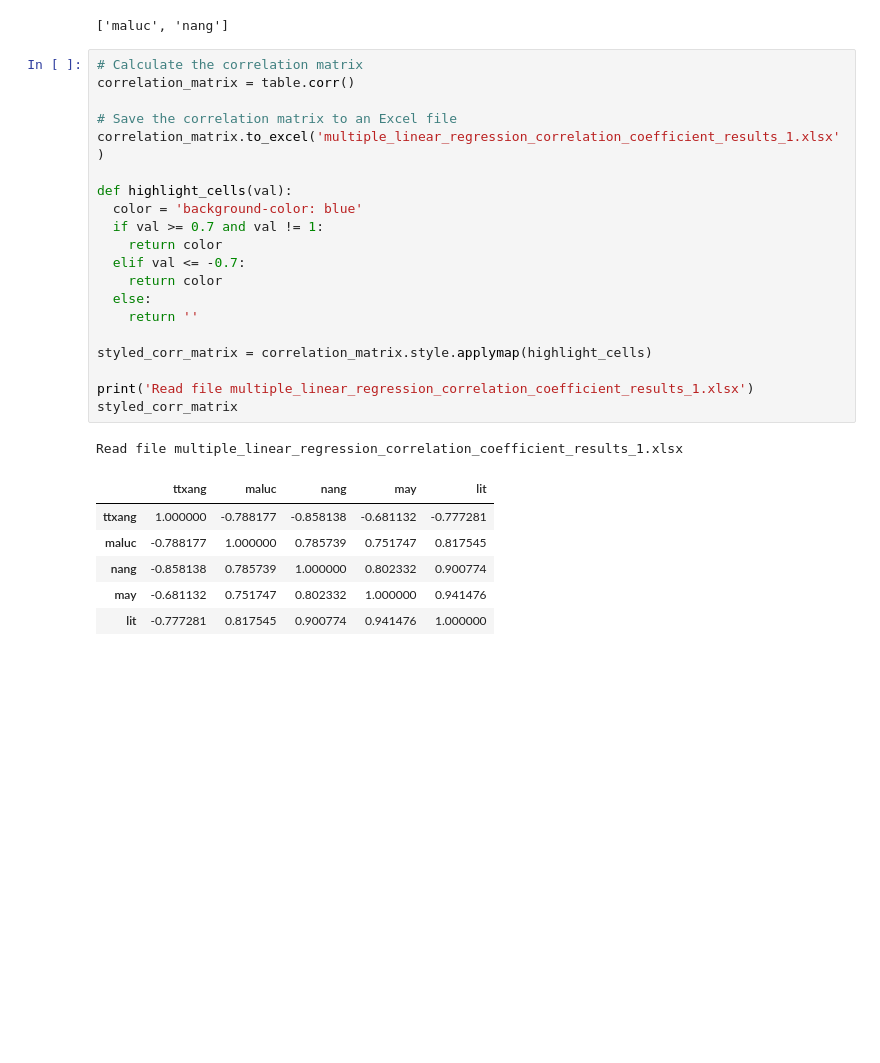
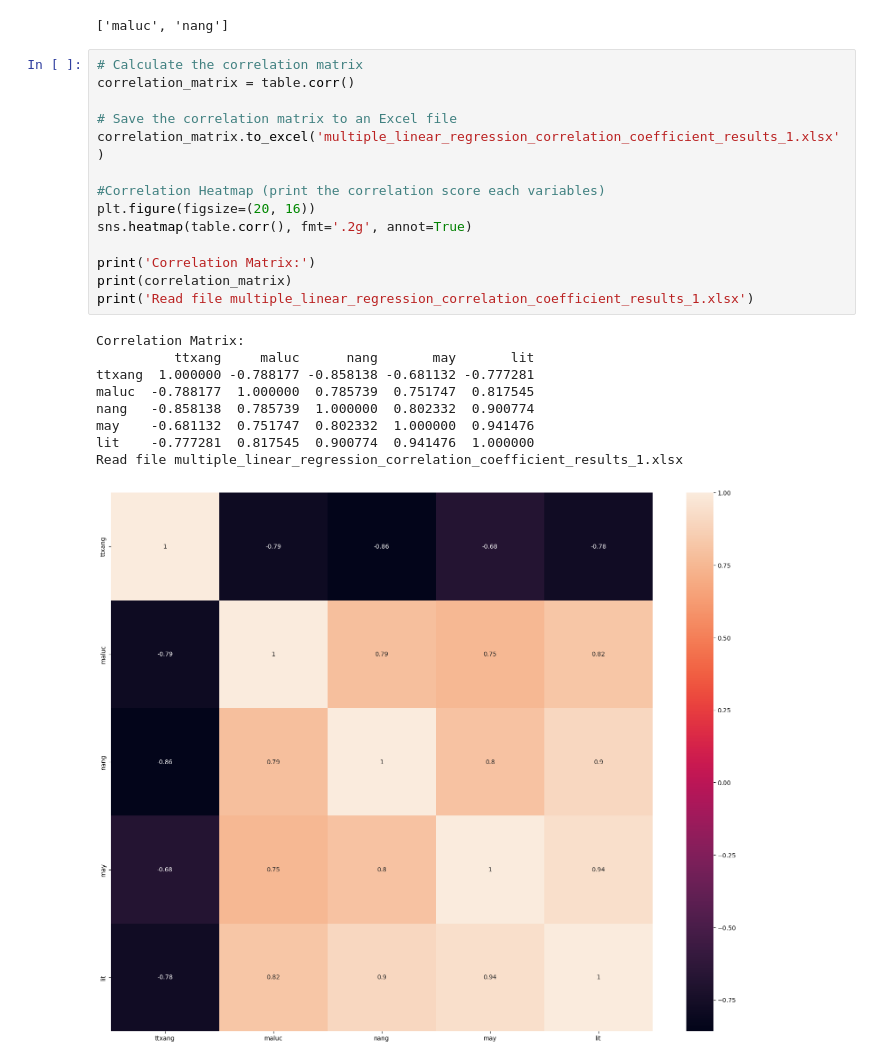
Before and after one commit to tanhpuh/regression-analysis, a Jupyter notebook: Regression Analysis.ipynb, the cells around one changed output. Saved outputs shown, nothing was run; the diff lists cells and outputs as text; blank space fills up the shorter version.

```diff
--- a/Regression Analysis.ipynb
+++ b/Regression Analysis.ipynb
@@ -769,31 +789,27 @@ print(independent_vars)
 # %%
 # Calculate the correlation matrix
 correlation_matrix = table.corr()
 
 # Save the correlation matrix to an Excel file
 correlation_matrix.to_excel('multiple_linear_regression_correlation_coefficient_results_1.xlsx')
 
-def highlight_cells(val):
-  color = 'background-color: blue'
-  if val >= 0.7 and val != 1:
-    return color
-  elif val <= -0.7:
-    return color
-  else:
-    return ''
+#Correlation Heatmap (print the correlation score each variables)
+plt.figure(figsize=(20, 16))
+sns.heatmap(table.corr(), fmt='.2g', annot=True)
 
-styled_corr_matrix = correlation_matrix.style.applymap(highlight_cells)
-
+print('Correlation Matrix:')
+print(correlation_matrix)
 print('Read file multiple_linear_regression_correlation_coefficient_results_1.xlsx')
-styled_corr_matrix
 # %% [output]
+Correlation Matrix:
+          ttxang     maluc      nang       may       lit
+ttxang  1.000000 -0.788177 -0.858138 -0.681132 -0.777281
+maluc  -0.788177  1.000000  0.785739  0.751747  0.817545
+nang   -0.858138  0.785739  1.000000  0.802332  0.900774
+may    -0.681132  0.751747  0.802332  1.000000  0.941476
+lit    -0.777281  0.817545  0.900774  0.941476  1.000000
 Read file multiple_linear_regression_correlation_coefficient_results_1.xlsx
-|  | ttxang | maluc | nang | may | lit |
-| ttxang | 1.000000 | -0.788177 | -0.858138 | -0.681132 | -0.777281 |
-| maluc | -0.788177 | 1.000000 | 0.785739 | 0.751747 | 0.817545 |
-| nang | -0.858138 | 0.785739 | 1.000000 | 0.802332 | 0.900774 |
-| may | -0.681132 | 0.751747 | 0.802332 | 1.000000 | 0.941476 |
-| lit | -0.777281 | 0.817545 | 0.900774 | 0.941476 | 1.000000 |
+[figure, added]
 # %%
 # Tạo mô hình hồi quy tuyến tính bội sử dụng công thức
 # Create the formula for the regression model
```
Also changed, not shown: parts of 6 cells of this notebook.
